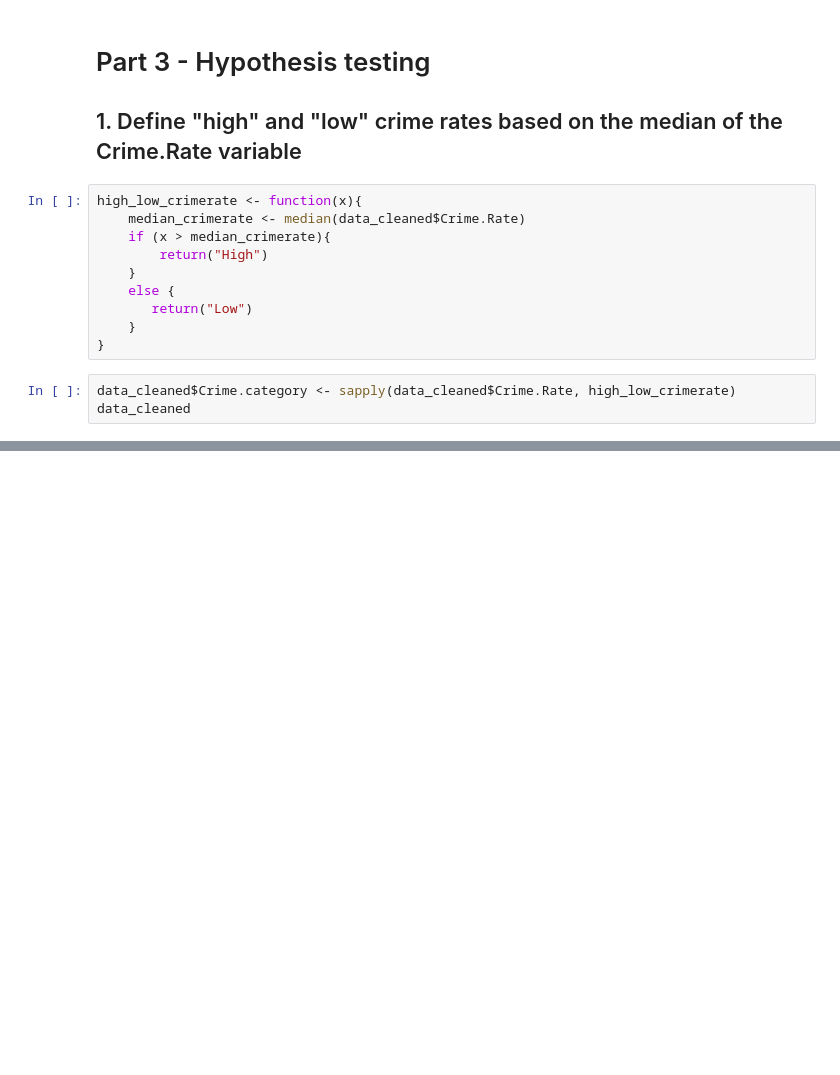
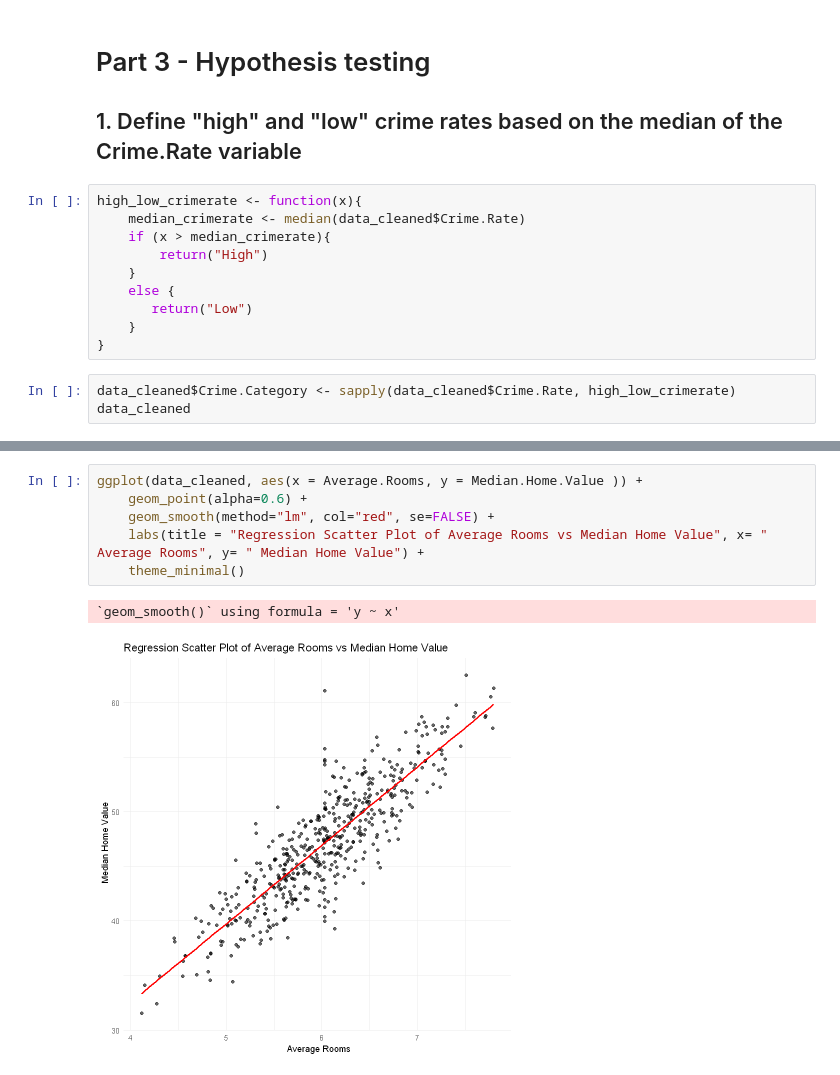
Before and after one commit to Rahifhiba/Housing-Market, a Jupyter notebook: housing.ipynb, the cells around one changed output, grey strips where cells are left out. Drawn from its saved outputs; the diff is of its cells as text; blank space fills up the shorter version.

```diff
--- a/housing.ipynb
+++ b/housing.ipynb
@@ -174,5 +207,5 @@ high_low_crimerate <- function(x){
     }
 }
 # %%
-data_cleaned$Crime.category <- sapply(data_cleaned$Crime.Rate, high_low_crimerate)
+data_cleaned$Crime.Category <- sapply(data_cleaned$Crime.Rate, high_low_crimerate)
 data_cleaned
@@ -192,0 +280,9 @@ print(t_test_result)
+# %%
+ggplot(data_cleaned, aes(x = Average.Rooms, y = Median.Home.Value )) +
+    geom_point(alpha=0.6) +
+    geom_smooth(method="lm", col="red", se=FALSE) +
+    labs(title = "Regression Scatter Plot of Average Rooms vs Median Home Value", x= " Average Rooms", y= " Median Home Value") +
+    theme_minimal()
+# %% [output]
+`geom_smooth()` using formula = 'y ~ x'
+[figure, added]
```
Also changed, not shown: parts of 20 cells of this notebook.
